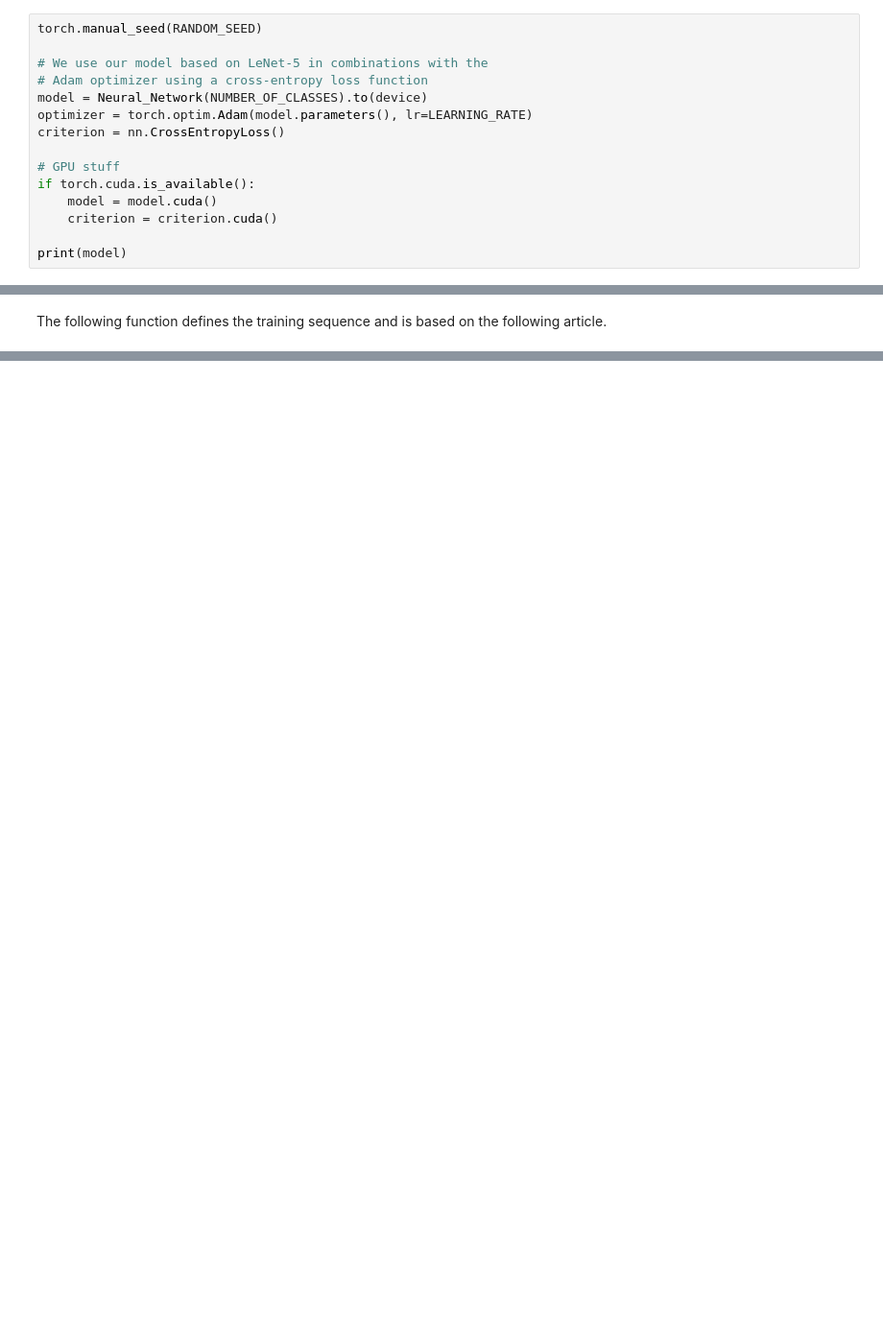
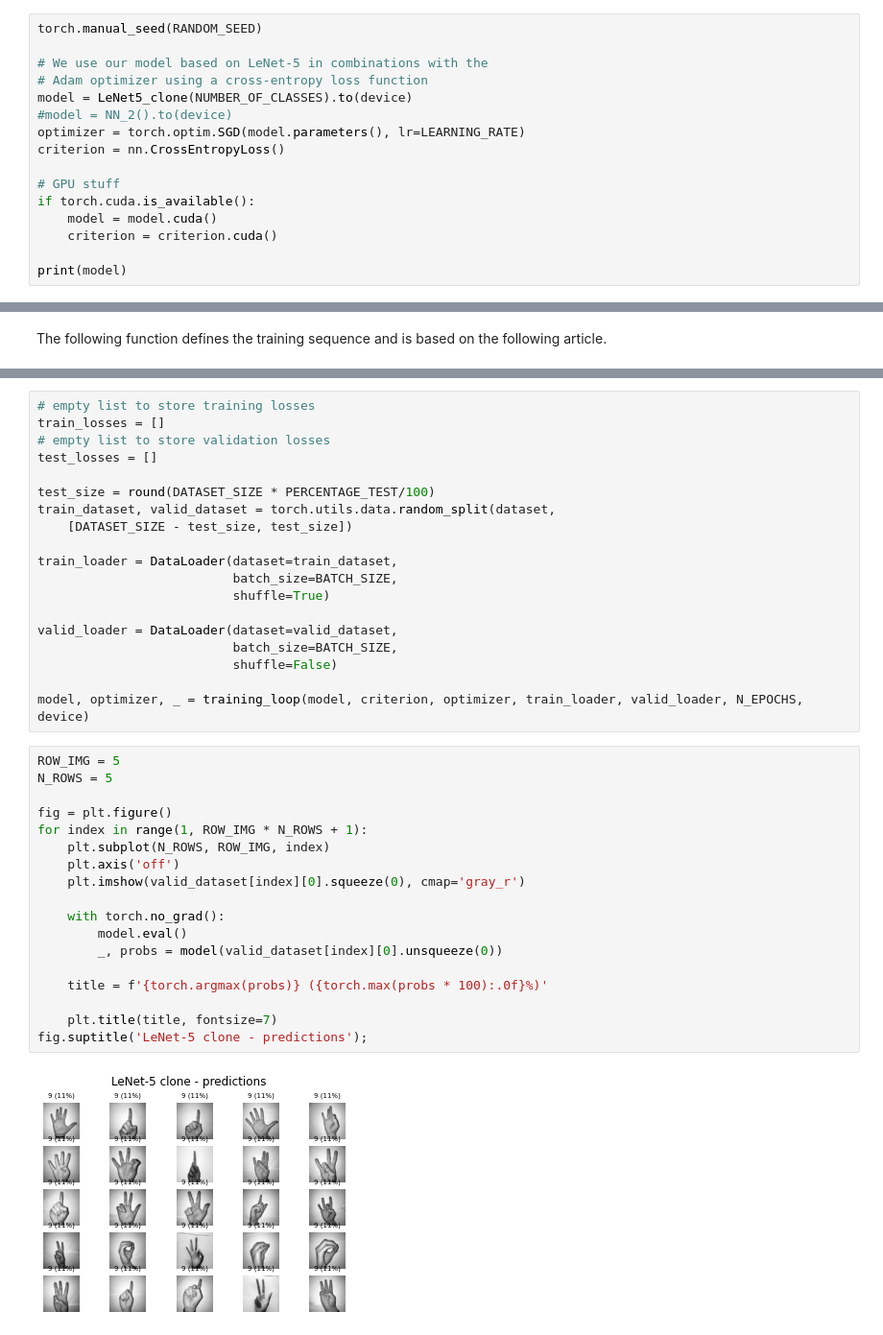
Before and after one commit to nCorneille/2MMA80_project, a Jupyter notebook: The_project.ipynb, the cells around one changed output, grey strips where cells are left out. Shown: that part at 96% size. Cells and saved outputs as stored; diff of their text form; blank space fills up the shorter version.

```diff
--- a/The_project.ipynb
+++ b/The_project.ipynb
@@ -145,8 +176,9 @@ torch.manual_seed(RANDOM_SEED)
 
 # We use our model based on LeNet-5 in combinations with the
 # Adam optimizer using a cross-entropy loss function
-model = Neural_Network(NUMBER_OF_CLASSES).to(device)
-optimizer = torch.optim.Adam(model.parameters(), lr=LEARNING_RATE)
+model = LeNet5_clone(NUMBER_OF_CLASSES).to(device)
+#model = NN_2().to(device)
+optimizer = torch.optim.SGD(model.parameters(), lr=LEARNING_RATE)
 criterion = nn.CrossEntropyLoss()
 
 # GPU stuff
@@ -314,3 +356,42 @@ def training_loop(model, criterion, optimizer, train_loader, valid_loader, epoch
     plot_losses(train_losses, valid_losses)
 
     return model, optimizer, (train_losses, valid_losses)
+# %%
+# empty list to store training losses
+train_losses = []
+# empty list to store validation losses
+test_losses = []
+
+test_size = round(DATASET_SIZE * PERCENTAGE_TEST/100)
+train_dataset, valid_dataset = torch.utils.data.random_split(dataset,
+    [DATASET_SIZE - test_size, test_size])
+
+train_loader = DataLoader(dataset=train_dataset,
+                          batch_size=BATCH_SIZE,
+                          shuffle=True)
+
+valid_loader = DataLoader(dataset=valid_dataset,
+                          batch_size=BATCH_SIZE,
+                          shuffle=False)
+
+model, optimizer, _ = training_loop(model, criterion, optimizer, train_loader, valid_loader, N_EPOCHS, device)
+# %%
+ROW_IMG = 5
+N_ROWS = 5
+
+fig = plt.figure()
+for index in range(1, ROW_IMG * N_ROWS + 1):
+    plt.subplot(N_ROWS, ROW_IMG, index)
+    plt.axis('off')
+    plt.imshow(valid_dataset[index][0].squeeze(0), cmap='gray_r')
+
+    with torch.no_grad():
+        model.eval()
+        _, probs = model(valid_dataset[index][0].unsqueeze(0))
+
+    title = f'{torch.argmax(probs)} ({torch.max(probs * 100):.0f}%)'
+
+    plt.title(title, fontsize=7)
+fig.suptitle('LeNet-5 clone - predictions');
+# %% [output]
+[figure, added]
```
Also changed, not shown: parts of 9 cells of this notebook, 2 other files.
